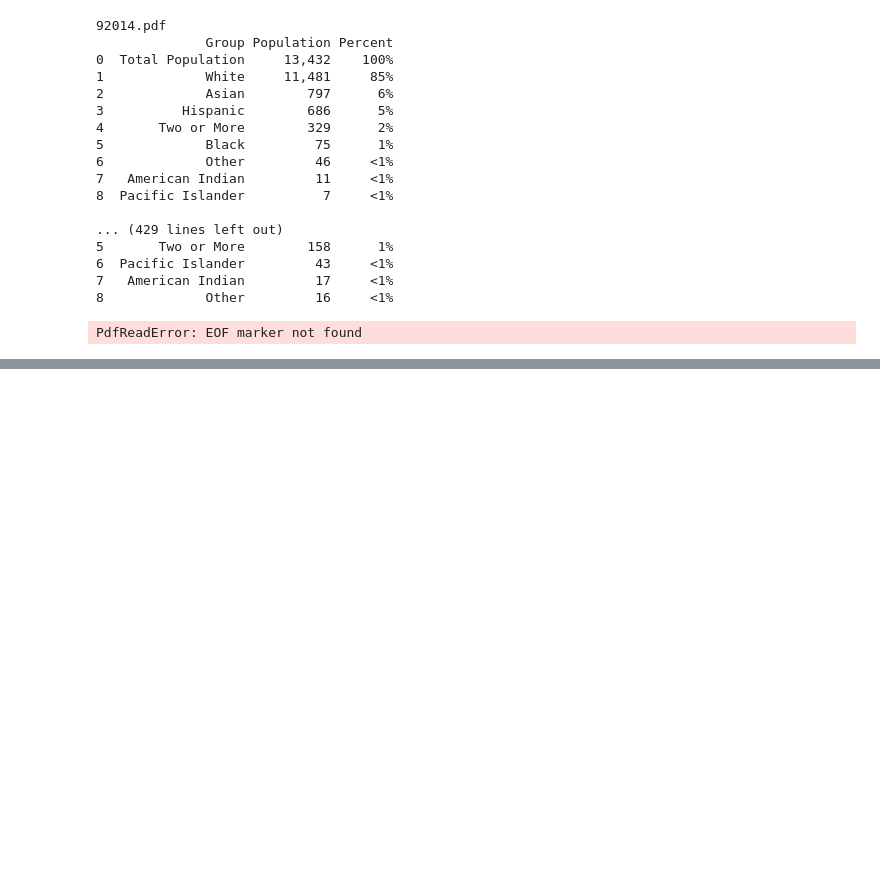
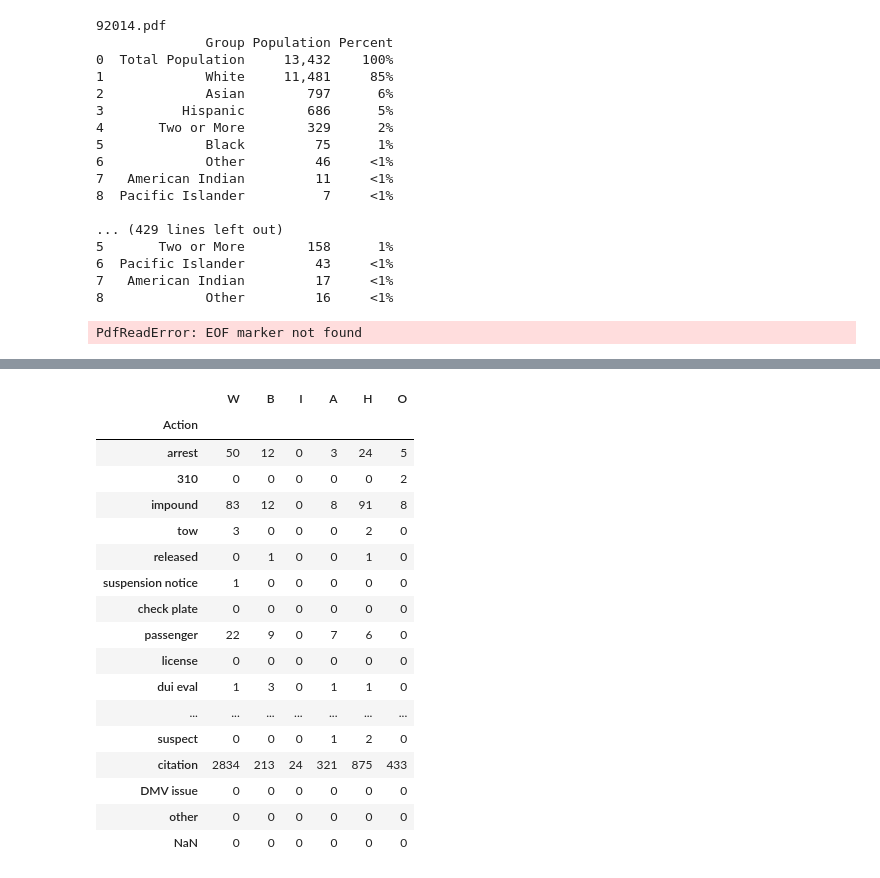
Before and after one commit to dgordee/San-Diego-Police-Analysis, a Jupyter notebook: Project testing.ipynb, the cells around one changed output, grey strips where cells are left out. Drawn from its saved outputs; the diff is of its cells as text; code cells hidden in the pictures; blank space fills up the shorter version.

```diff
--- a/Project testing.ipynb
+++ b/Project testing.ipynb
@@ -183,0 +375,4 @@ PdfReadError: EOF marker not found
+# %%
+# Read in 2017 datasets
+df_stops_17 = pd.read_csv('vehicle_stops_2017.csv')
+df_stops_17 = clean_stops(df_stops_17)
@@ -183,0 +593,43 @@ PdfReadError: EOF marker not found
+# %%
+
+def get_code_race_data(code):
+    actions = list(['arrest', '310', 'impound', 'tow', 'released', 'suspension notice', 'check plate', 'passenger',
+                   'license', 'dui eval', 'detention', 'contact', 'suspension', 'suspect', 'citation', 'DMV issue',
+                   'other', 'NaN'])
+
+    df_action = pd.DataFrame(columns = ['Action', 'W', 'B', 'I', 'A', 'H', 'O'])
+    df_action['Action'] = actions
+    df_action.fillna(0, inplace=True)
+    df_action.set_index('Action', inplace=True)
+
+    for index, row in df_merged.iterrows():
+
+        race = assign_race(row['subject_race'])
+        desc = row['search_details_description']
+        area = row['service_area']
+        if desc is not np.nan and area == code:
+            df_action.loc[row['search_details_description'], race] += 1
+            #print(desc)
+    return df_action
+
+df_test = get_code_race_data('110')
+df_test
+# %% [output]
+|  | W | B | I | A | H | O |
+| Action |  |  |  |  |  |  |
+| arrest | 50 | 12 | 0 | 3 | 24 | 5 |
+| 310 | 0 | 0 | 0 | 0 | 0 | 2 |
+| impound | 83 | 12 | 0 | 8 | 91 | 8 |
+| tow | 3 | 0 | 0 | 0 | 2 | 0 |
+| released | 0 | 1 | 0 | 0 | 1 | 0 |
+| suspension notice | 1 | 0 | 0 | 0 | 0 | 0 |
+| check plate | 0 | 0 | 0 | 0 | 0 | 0 |
+| passenger | 22 | 9 | 0 | 7 | 6 | 0 |
+| license | 0 | 0 | 0 | 0 | 0 | 0 |
+| dui eval | 1 | 3 | 0 | 1 | 1 | 0 |
+| ... | ... | ... | ... | ... | ... | ... |
+| suspect | 0 | 0 | 0 | 1 | 2 | 0 |
+| citation | 2834 | 213 | 24 | 321 | 875 | 433 |
+| DMV issue | 0 | 0 | 0 | 0 | 0 | 0 |
+| other | 0 | 0 | 0 | 0 | 0 | 0 |
+| NaN | 0 | 0 | 0 | 0 | 0 | 0 |
```
Also changed, not shown: parts of 25 cells of this notebook.
